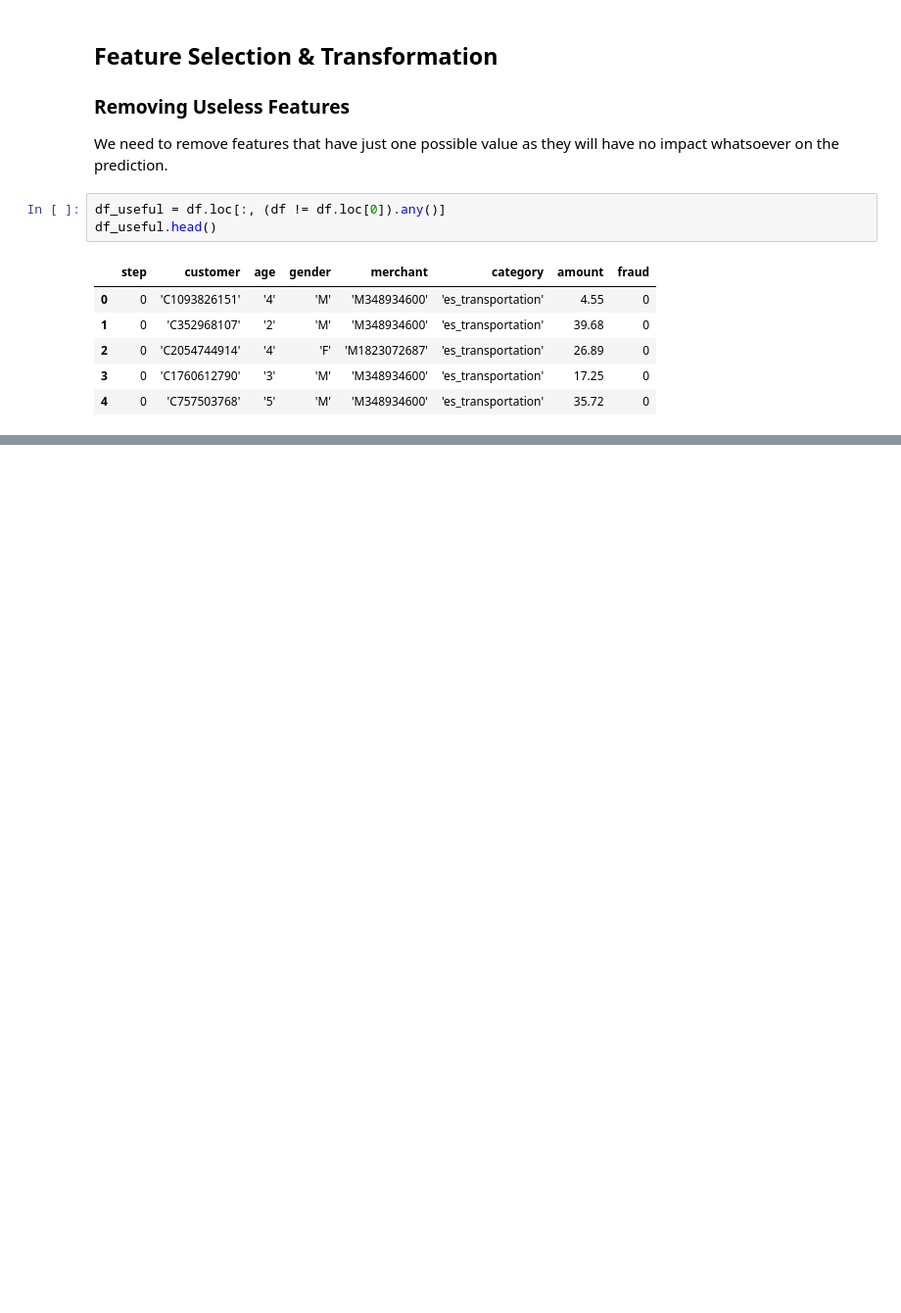
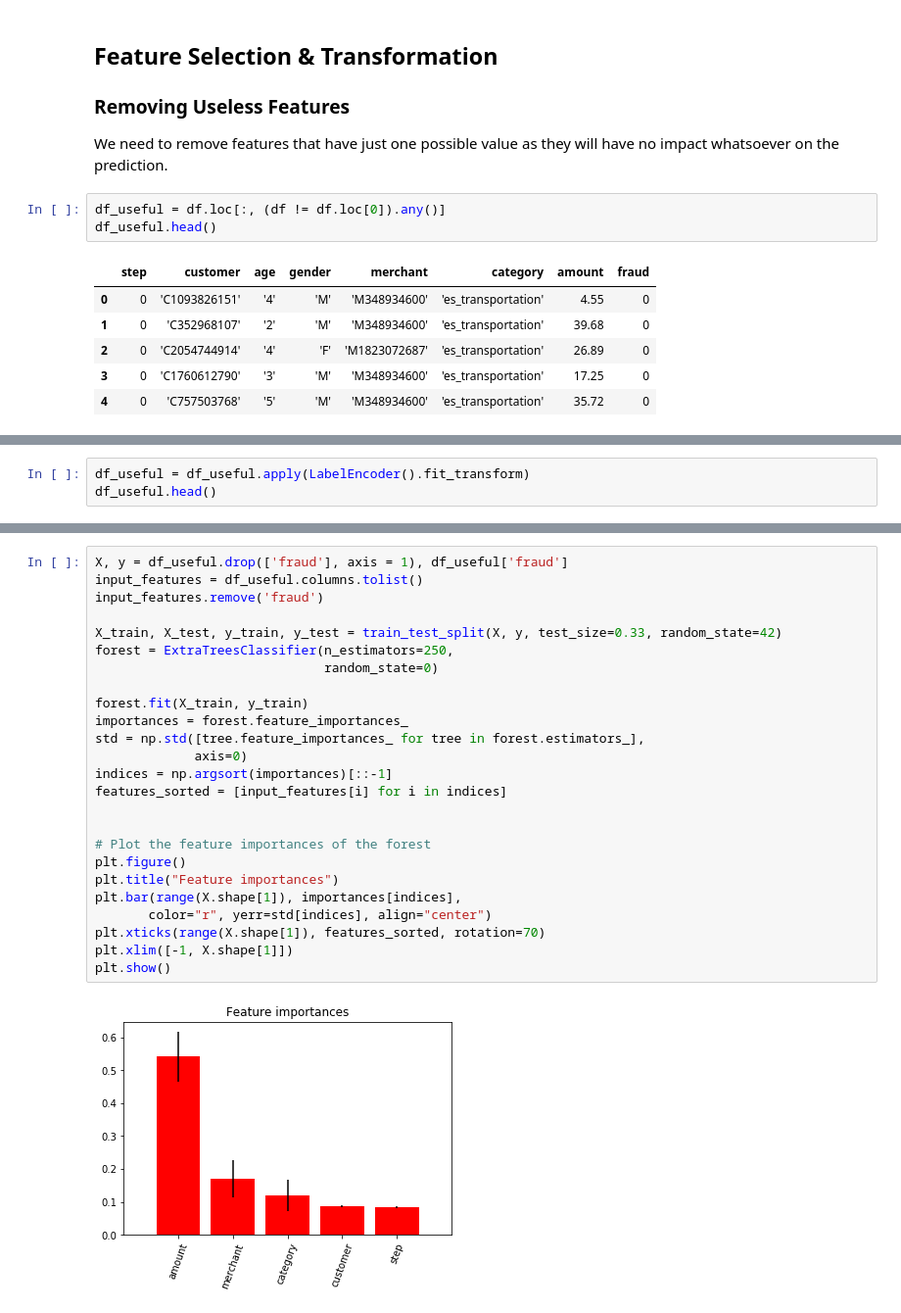
Before and after one commit to timigod/mlnd-capstone, a Jupyter notebook: fraud_detection.ipynb, the cells around one changed output, grey strips where cells are left out. Shown: that part at 98% size. Drawn from its saved outputs; the diff is of its cells as text; blank space fills up the shorter version.

```diff
--- a/fraud_detection.ipynb
+++ b/fraud_detection.ipynb
@@ -92,0 +92,3 @@ ValueError: could not convert string to float: 'es_transportation'
+# %%
+df_useful = df_useful.apply(LabelEncoder().fit_transform)
+df_useful.head()
@@ -92,0 +102,27 @@ ValueError: could not convert string to float: 'es_transportation'
+# %%
+X, y = df_useful.drop(['fraud'], axis = 1), df_useful['fraud']
+input_features = df_useful.columns.tolist()
+input_features.remove('fraud')
+
+X_train, X_test, y_train, y_test = train_test_split(X, y, test_size=0.33, random_state=42)
+forest = ExtraTreesClassifier(n_estimators=250,
+                              random_state=0)
+
+forest.fit(X_train, y_train)
+importances = forest.feature_importances_
+std = np.std([tree.feature_importances_ for tree in forest.estimators_],
+             axis=0)
+indices = np.argsort(importances)[::-1]
+features_sorted = [input_features[i] for i in indices]
+
+
+# Plot the feature importances of the forest
+plt.figure()
+plt.title("Feature importances")
+plt.bar(range(X.shape[1]), importances[indices],
+       color="r", yerr=std[indices], align="center")
+plt.xticks(range(X.shape[1]), features_sorted, rotation=70)
+plt.xlim([-1, X.shape[1]])
+plt.show()
+# %% [output]
+[figure, added]
```
Also changed, not shown: parts of 12 cells of this notebook, 2 other files.
